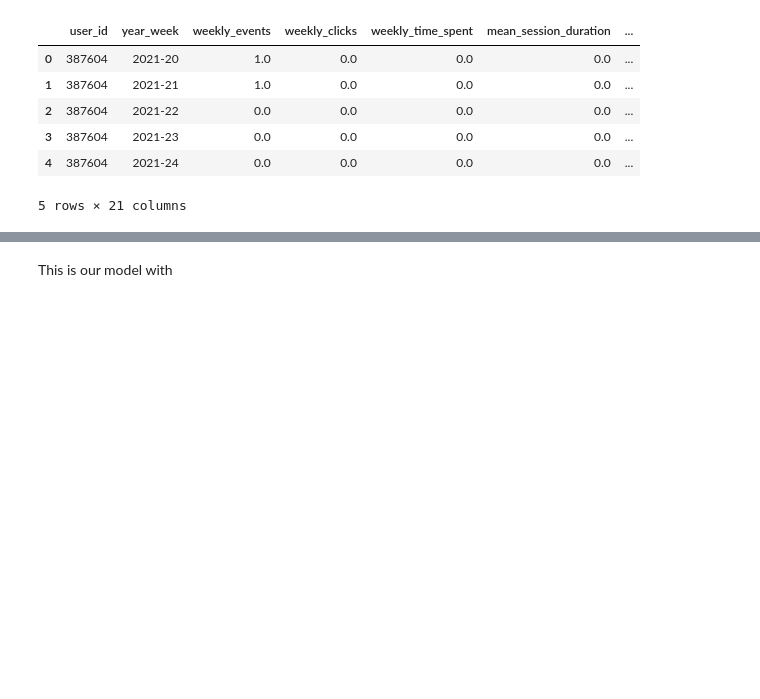
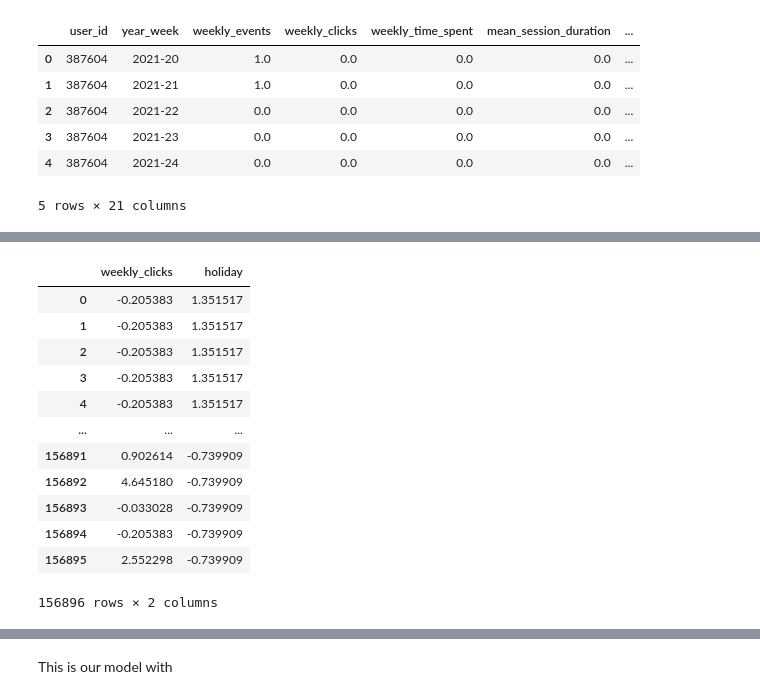
Before and after one commit to nino-gerb/project_mlbd2025, a Jupyter notebook: m6/m4_extension_mlvon.ipynb, the cells around one changed output, grey strips where cells are left out. Drawn from its saved outputs; the diff is of its cells as text; code cells hidden in the pictures; blank space fills up the shorter version.

```diff
--- a/m6/m4_extension_mlvon.ipynb
+++ b/m6/m4_extension_mlvon.ipynb
@@ -625,6 +644,22 @@ for user_id, group in df_full.groupby('user_id'):
 X = np.array(X_seq)  # shape: (n_sequences, sequence_length, n_features)
 y = np.array(y_seq)  # shape: (n_sequences, sequence_length)
 sequence_users = np.array(sequence_users)
+# %%
+df_full[feature_cols]
+# %% [output]
+|  | weekly_clicks | holiday |
+| 0 | -0.205383 | 1.351517 |
+| 1 | -0.205383 | 1.351517 |
+| 2 | -0.205383 | 1.351517 |
+| 3 | -0.205383 | 1.351517 |
+| 4 | -0.205383 | 1.351517 |
+| ... | ... | ... |
+| 156891 | 0.902614 | -0.739909 |
+| 156892 | 4.645180 | -0.739909 |
+| 156893 | -0.033028 | -0.739909 |
+| 156894 | -0.205383 | -0.739909 |
+| 156895 | 2.552298 | -0.739909 |
+156896 rows × 2 columns
 # %%
 print("X_seq[10]:", X_seq[10])  # First sequence
 print("y_seq[10]:", y_seq[10])  # First label
```
Also changed, not shown: parts of 8 cells of this notebook.
